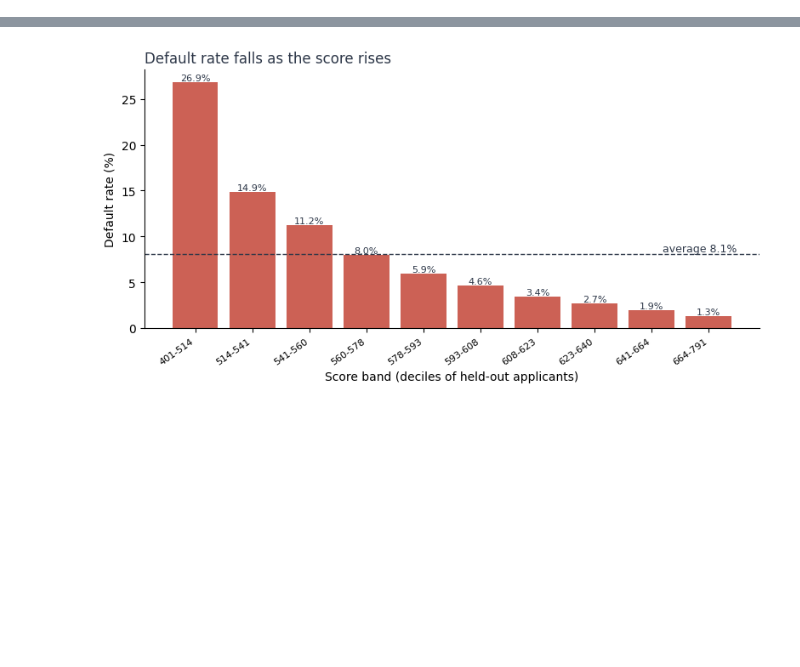
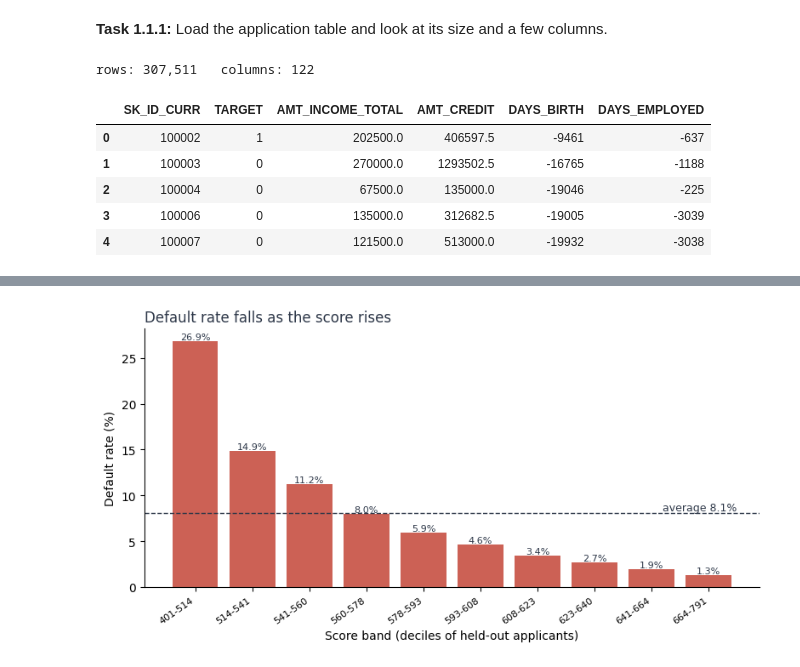
Before and after one commit to alvenyuka/Credit-Risk-Scorecard, a Jupyter notebook: Credit_Risk_Scorecard.ipynb, the cells around one changed output, grey strips where cells are left out. Drawn from its saved outputs; the diff is of its cells as text; code cells hidden in the pictures; blank space fills up the shorter version.

```diff
--- a/Credit_Risk_Scorecard.ipynb
+++ b/Credit_Risk_Scorecard.ipynb
@@ -319,0 +48,19 @@ _ = score_distribution(scores, yf_val)
+# %% [markdown]
+**Task 1.1.1:** Load the application table and look at its size and a few
+columns.
+# %%
+from io_raw import load_application
+
+# Read application_train.csv from data/ (about 166 MB)
+app = load_application("train")
+
+print(f"rows: {len(app):,}   columns: {app.shape[1]}")
+app[["SK_ID_CURR", "TARGET", "AMT_INCOME_TOTAL", "AMT_CREDIT", "DAYS_BIRTH", "DAYS_EMPLOYED"]].head()
+# %% [output]
+rows: 307,511   columns: 122
+|  | SK_ID_CURR | TARGET | AMT_INCOME_TOTAL | AMT_CREDIT | DAYS_BIRTH | DAYS_EMPLOYED |
+| 0 | 100002 | 1 | 202500.0 | 406597.5 | -9461 | -637 |
+| 1 | 100003 | 0 | 270000.0 | 1293502.5 | -16765 | -1188 |
+| 2 | 100004 | 0 | 67500.0 | 135000.0 | -19046 | -225 |
+| 3 | 100006 | 0 | 135000.0 | 312682.5 | -19005 | -3039 |
+| 4 | 100007 | 0 | 121500.0 | 513000.0 | -19932 | -3038 |
```
Also changed, not shown: parts of 129 cells of this notebook, 3 other files.
